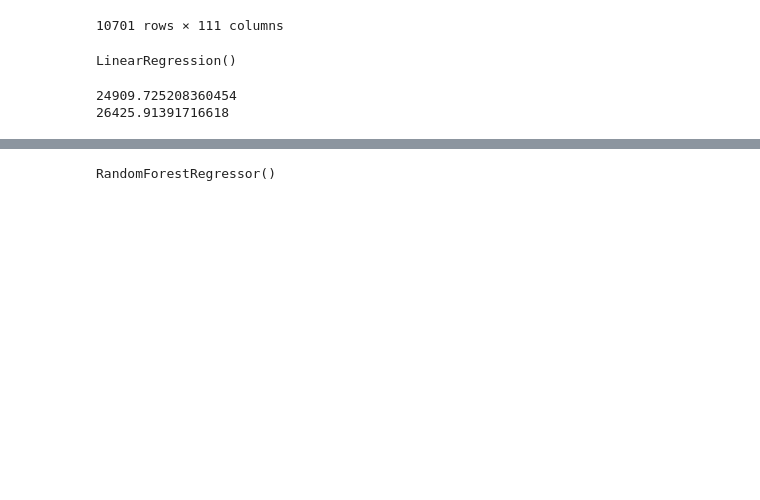
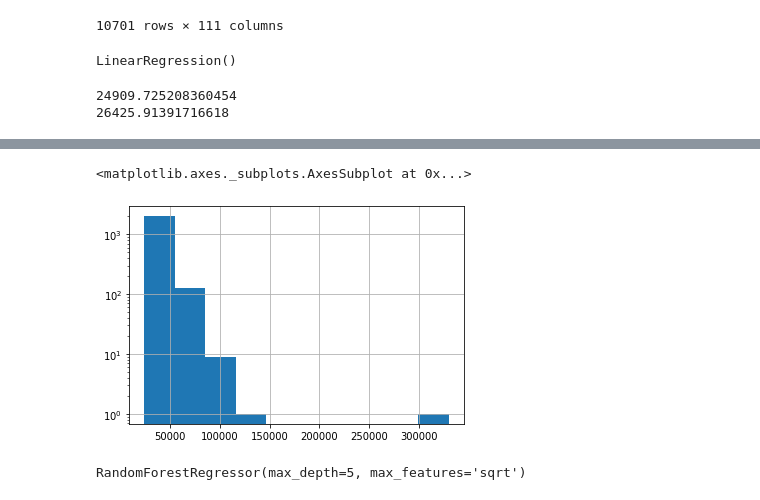
Before and after one commit to artemgur/akbars, a Jupyter notebook: akbars.ipynb, the cells around one changed output, grey strips where cells are left out. Drawn from its saved outputs; the diff is of its cells as text; code cells hidden in the pictures; blank space fills up the shorter version.

```diff
--- a/akbars.ipynb
+++ b/akbars.ipynb
@@ -487,10 +492,15 @@ print(np.sqrt(mean_squared_error(y_test, lr.predict(x_test))))
+# %%
+pd.Series(lr.predict(x_test)).hist(log=True)
+# %% [output]
+<matplotlib.axes._subplots.AxesSubplot at 0x...>
+[figure, added]
 # %%
 from sklearn.ensemble import RandomForestRegressor
 
-rf = RandomForestRegressor()
+rf = RandomForestRegressor(max_features='sqrt', max_depth=5)
 rf.fit(x_train, y_train)
 # %% [output]
-RandomForestRegressor()
+RandomForestRegressor(max_depth=5, max_features='sqrt')
 # %%
 print(np.sqrt(mean_squared_error(y_train, rf.predict(x_train))))
 print(np.sqrt(mean_squared_error(y_test, rf.predict(x_test))))
```
Also changed, not shown: parts of 2 cells of this notebook.
